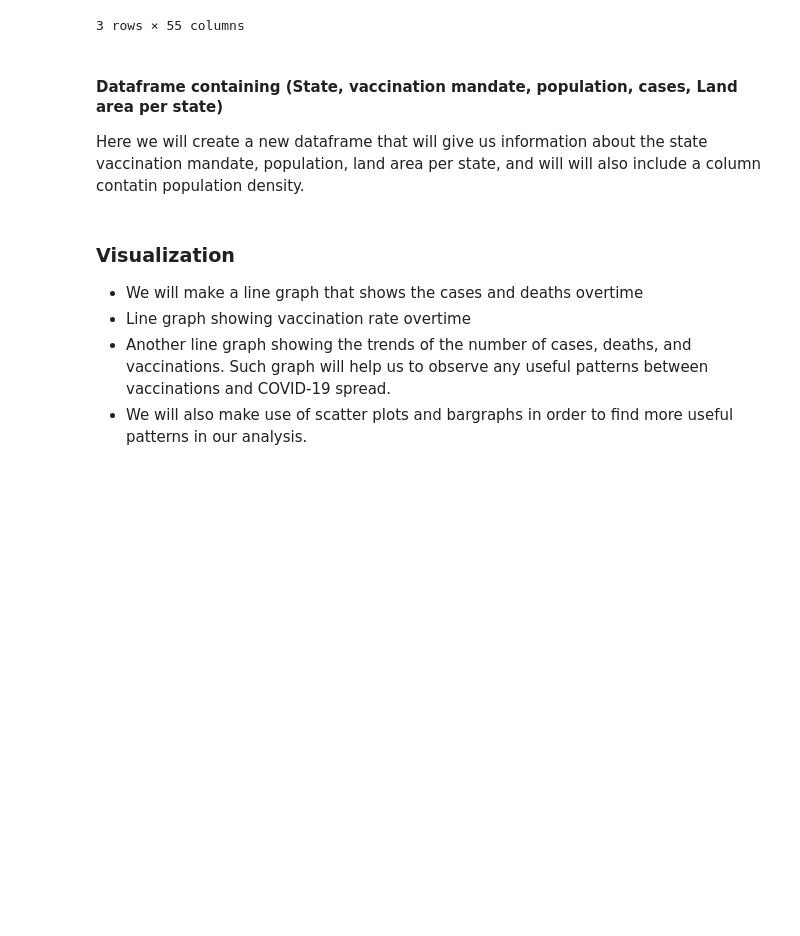
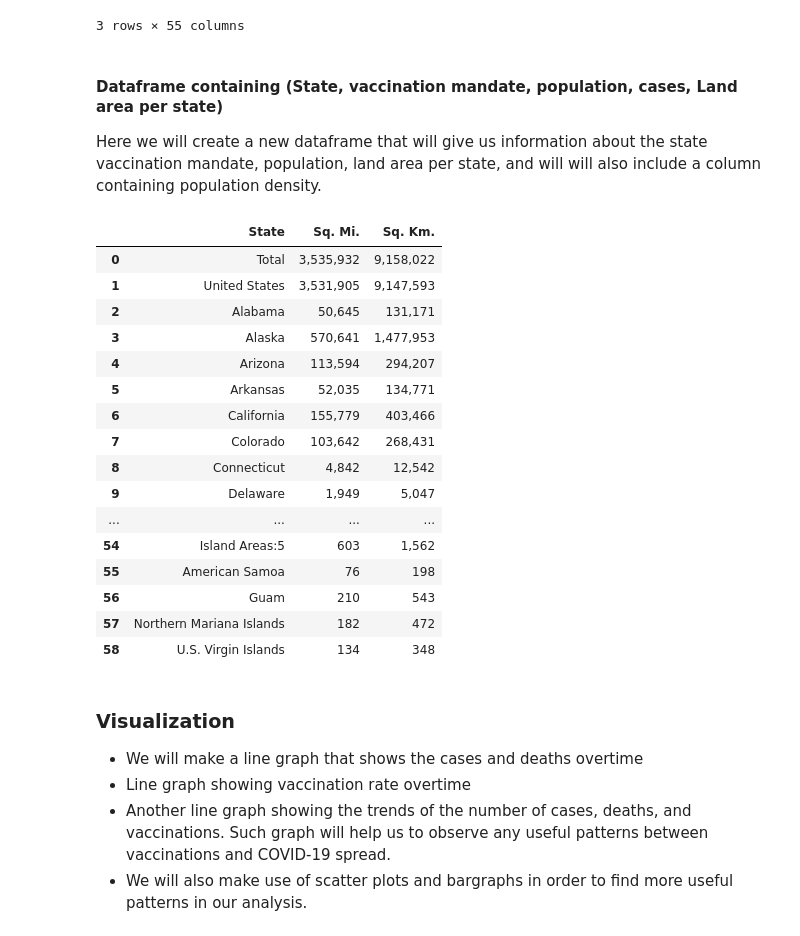
Before and after one commit to syao2017/Covid_Tracker, a Jupyter notebook: Team_Project_part_3.ipynb, the cells around one changed output. Drawn from its saved outputs; the diff is of its cells as text; code cells hidden in the pictures; blank space fills up the shorter version.

```diff
--- a/Team_Project_part_3.ipynb
+++ b/Team_Project_part_3.ipynb
@@ -68,8 +71,9 @@ healthCareProviderCapacity = pandas.read_csv('HealthCareProviderCapacity.csv')
 vaccinationMandateByState = pandas.read_csv('VaccinationMandateByState.csv')
 
 # Data giving us information about land area per state.
+landArea = pandas.read_csv('StateAreas.csv')
 
 #Date generated: Tue Apr 05 2022 14:55:59 GMT-0400 (Eastern Daylight Time) for all tables
 
-cCasesAndDeaths.shape, DCasesAndDeaths.shape, vaccinations.shape, populationEstimates.shape, healthCareProviderCapacity.shape, vaccinationMandateByState.shape
+cCasesAndDeaths.shape, DCasesAndDeaths.shape, vaccinations.shape, populationEstimates.shape, healthCareProviderCapacity.shape, vaccinationMandateByState.shape, landArea.shape
 # %% [output]
@@ -181,7 +206,41 @@ dMatrix.head(3)
 3 rows × 55 columns
 # %% [markdown]
 #### Dataframe containing (State, vaccination mandate, population, cases, Land area per state)
-Here we will create a new dataframe that will give us information about the state vaccination mandate, population, land area per state, and will will also include a column contatin population density.
+Here we will create a new dataframe that will give us information about the state vaccination mandate, population, land area per state, and will will also include a column containing population density.
+# %%
+#clean populationEstimates
+populationEstimates.replace(',','', regex=True, inplace=True)
+populationEstimates.fillna(0,inplace=True)
+
+#Convert string to int
+populationEstimates['Population 2020'] = populationEstimates['Population 2020'].astype(int)
+
+#Group population by state
+populationByState = populationEstimates.groupby('State')['Population 2020'].sum()
+populationByState.drop(0, inplace=True)
+populationByState = populationByState.to_frame()
+
+#merge land area with population
+
+landArea
+# %% [output]
+|  | State | Sq. Mi. | Sq. Km. |
+| 0 | Total | 3,535,932 | 9,158,022 |
+| 1 | United States | 3,531,905 | 9,147,593 |
+| 2 | Alabama | 50,645 | 131,171 |
+| 3 | Alaska | 570,641 | 1,477,953 |
+| 4 | Arizona | 113,594 | 294,207 |
+| 5 | Arkansas | 52,035 | 134,771 |
+| 6 | California | 155,779 | 403,466 |
+| 7 | Colorado | 103,642 | 268,431 |
+| 8 | Connecticut | 4,842 | 12,542 |
+| 9 | Delaware | 1,949 | 5,047 |
+| ... | ... | ... | ... |
+| 54 | Island Areas:5 | 603 | 1,562 |
+| 55 | American Samoa | 76 | 198 |
+| 56 | Guam | 210 | 543 |
+| 57 | Northern Mariana Islands | 182 | 472 |
+| 58 | U.S. Virgin Islands | 134 | 348 |
 # %% [markdown]
 ### Visualization
 
```
Also changed, not shown: parts of 5 cells of this notebook, 1 other file.
